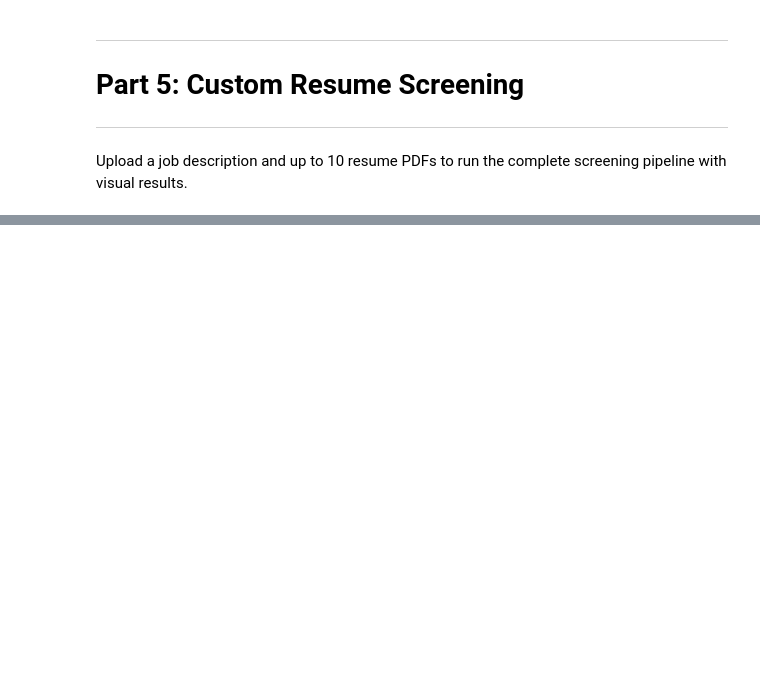
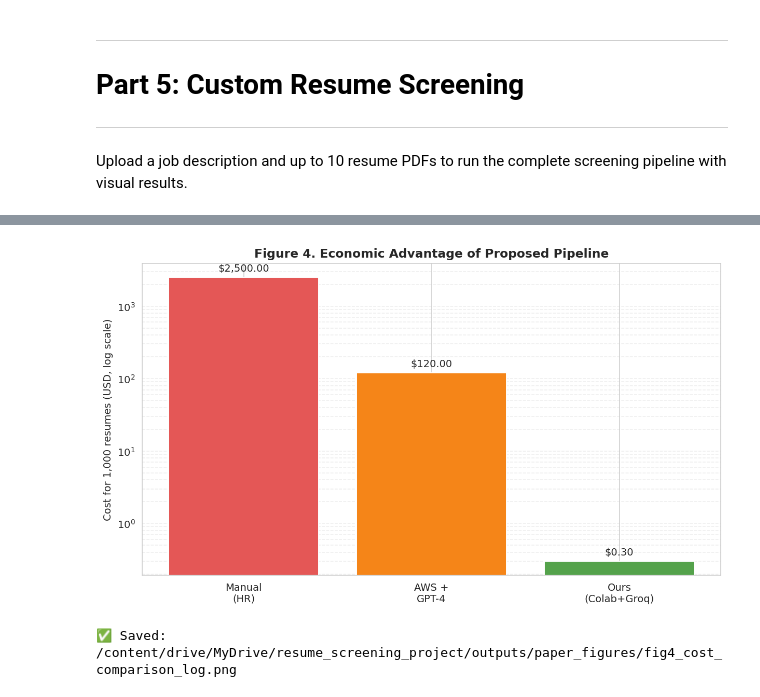
Before and after one commit to Priyankasaha20/Improving-Resume-Screening-Efficiency-in-Student-Placement-Portals-via-Text-Classification, a Jupyter notebook: UNIFIED_Resume_Screening_Pipeline.ipynb, the cells around one changed output, grey strips where cells are left out. Saved outputs shown, nothing was run; the diff lists cells and outputs as text; code cells hidden in the pictures; blank space fills up the shorter version.

```diff
--- a/UNIFIED_Resume_Screening_Pipeline.ipynb
+++ b/UNIFIED_Resume_Screening_Pipeline.ipynb
@@ -1666,0 +1797,23 @@ Saving Resume AD.pdf to Resume AD.pdf
+# %%
+# Figure 4: Cost Comparison (Log Scale)
+solutions = ['Manual\n(HR)', 'AWS +\nGPT-4', 'Ours\n(Colab+Groq)']
+cost_per_1000 = [2500, 120, 0.30]
+
+fig, ax = plt.subplots(figsize=(8.8, 5.2))
+bars = ax.bar(solutions, cost_per_1000, color=['#E45756', '#F58518', '#54A24B'])
+ax.set_yscale('log')
+ax.set_ylabel('Cost for 1,000 resumes (USD, log scale)')
+ax.set_title('Figure 4. Economic Advantage of Proposed Pipeline', weight='bold')
+ax.grid(axis='y', linestyle='--', alpha=0.35, which='both')
+
+for bar, c in zip(bars, cost_per_1000):
+    ax.text(bar.get_x() + bar.get_width()/2, c*1.15, f'${c:,.2f}', ha='center', va='bottom', fontsize=10)
+
+fig_path = PAPER_FIG_PATH / 'fig4_cost_comparison_log.png'
+plt.tight_layout()
+plt.savefig(fig_path, bbox_inches='tight')
+plt.show()
+print(f'✅ Saved: {fig_path}')
+# %% [output]
+[figure, added]
+✅ Saved: /content/drive/MyDrive/resume_screening_project/outputs/paper_figures/fig4_cost_comparison_log.png
```
Also changed, not shown: parts of 16 cells of this notebook.
